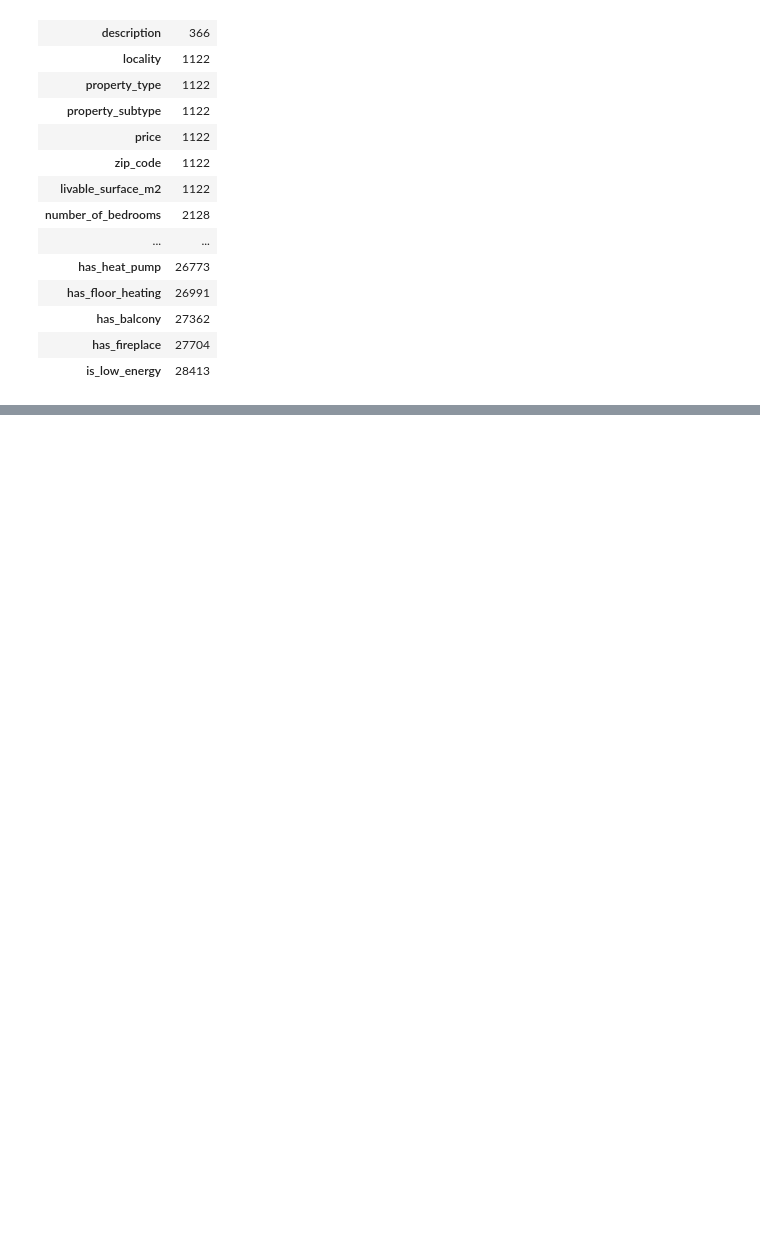
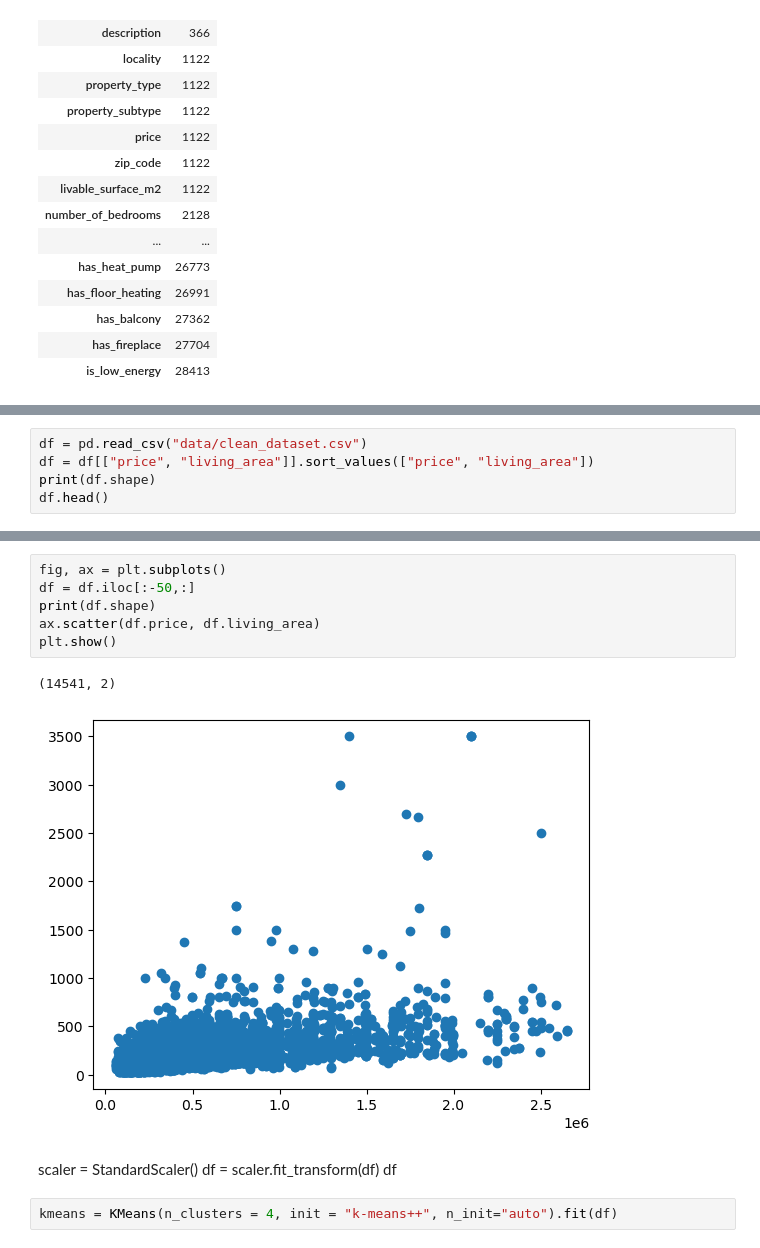
Before and after one commit to chainsoftruth/Belgium-House-Price-Forecast, a Jupyter notebook: Untitled.ipynb, the cells around one changed output, grey strips where cells are left out. Cells and saved outputs as stored; diff of their text form; blank space fills up the shorter version.

```diff
--- a/Untitled.ipynb
+++ b/Untitled.ipynb
@@ -321,0 +375,5 @@ raw.isna().sum().sort_values().to_frame()
+# %%
+df = pd.read_csv("data/clean_dataset.csv")
+df = df[["price", "living_area"]].sort_values(["price", "living_area"])
+print(df.shape)
+df.head()
@@ -321,0 +388,15 @@ raw.isna().sum().sort_values().to_frame()
+# %%
+fig, ax = plt.subplots()
+df = df.iloc[:-50,:]
+print(df.shape)
+ax.scatter(df.price, df.living_area)
+plt.show()
+# %% [output]
+(14541, 2)
+[figure, added]
+# %% [markdown]
+scaler = StandardScaler()
+df = scaler.fit_transform(df)
+df
+# %%
+kmeans = KMeans(n_clusters = 4, init = "k-means++", n_init="auto").fit(df)
```
Also changed, not shown: parts of 13 cells of this notebook, 6 other files.
